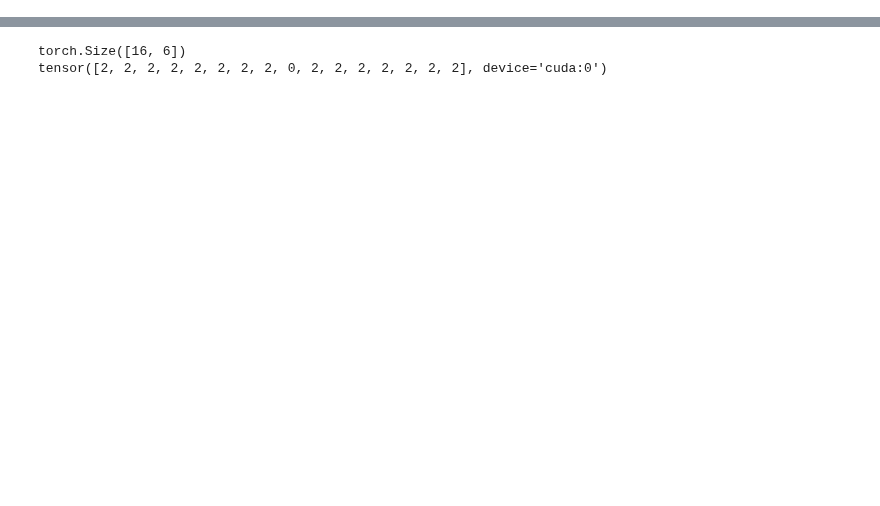
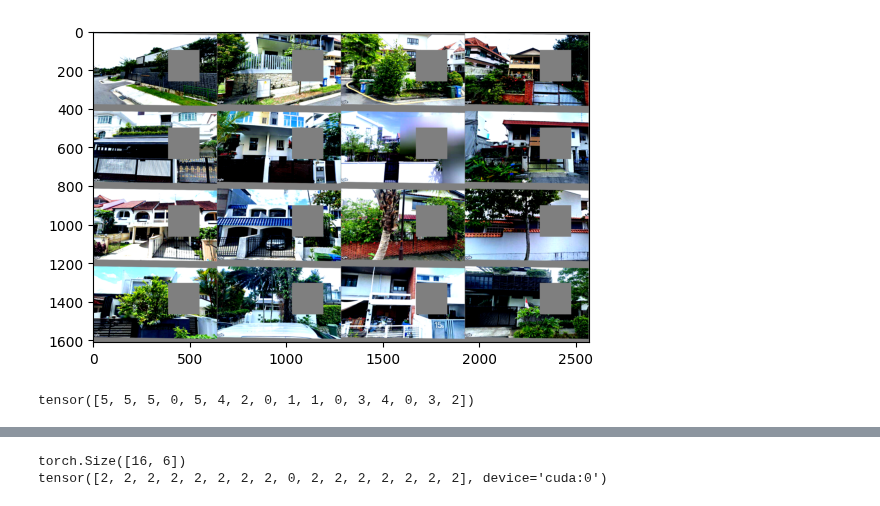
Before and after one commit to eisbetterthanpi/vision, a Jupyter notebook: resnet_ViT.ipynb, the cells around one changed output, grey strips where cells are left out. Saved outputs shown, nothing was run; the diff lists cells and outputs as text; code cells hidden in the pictures; blank space fills up the shorter version.

```diff
--- a/resnet_ViT.ipynb
+++ b/resnet_ViT.ipynb
@@ -75,6 +75,8 @@ class TrainTransform(object):
         # elif dims==4: x1 = transforms.Lambda(lambda x: torch.stack([self.transform(x_) for x_ in x]))(sample) # diff transforms per img in minibatch
         x1 = self.transform(sample)
         return x1
+
+trs=TrainTransform()
 # %%
 # @title data (old)
 import torch
@@ -210,8 +212,10 @@ def imshow(img):
 # imshow(torchvision.utils.make_grid(images,nrow=4))
 # dataiter=None
 # %%
-# trainiter = iter(train_loader)
+trainiter = iter(train_loader)
 images, labels = next(trainiter)
+images=trs(images)
 imshow(torchvision.utils.make_grid(images,nrow=4))
 print(labels)
-# del dataiter
+del trainiter
+# %% [output]
@@ -218,3 +223,5 @@ print(labels)
+[figure, added]
+tensor([5, 5, 5, 0, 5, 4, 2, 0, 1, 1, 0, 3, 4, 0, 3, 2])
 # %%
 # testiter = iter(test_loader)
 images, labels = next(testiter)
```
Also changed, not shown: parts of 6 cells of this notebook.
